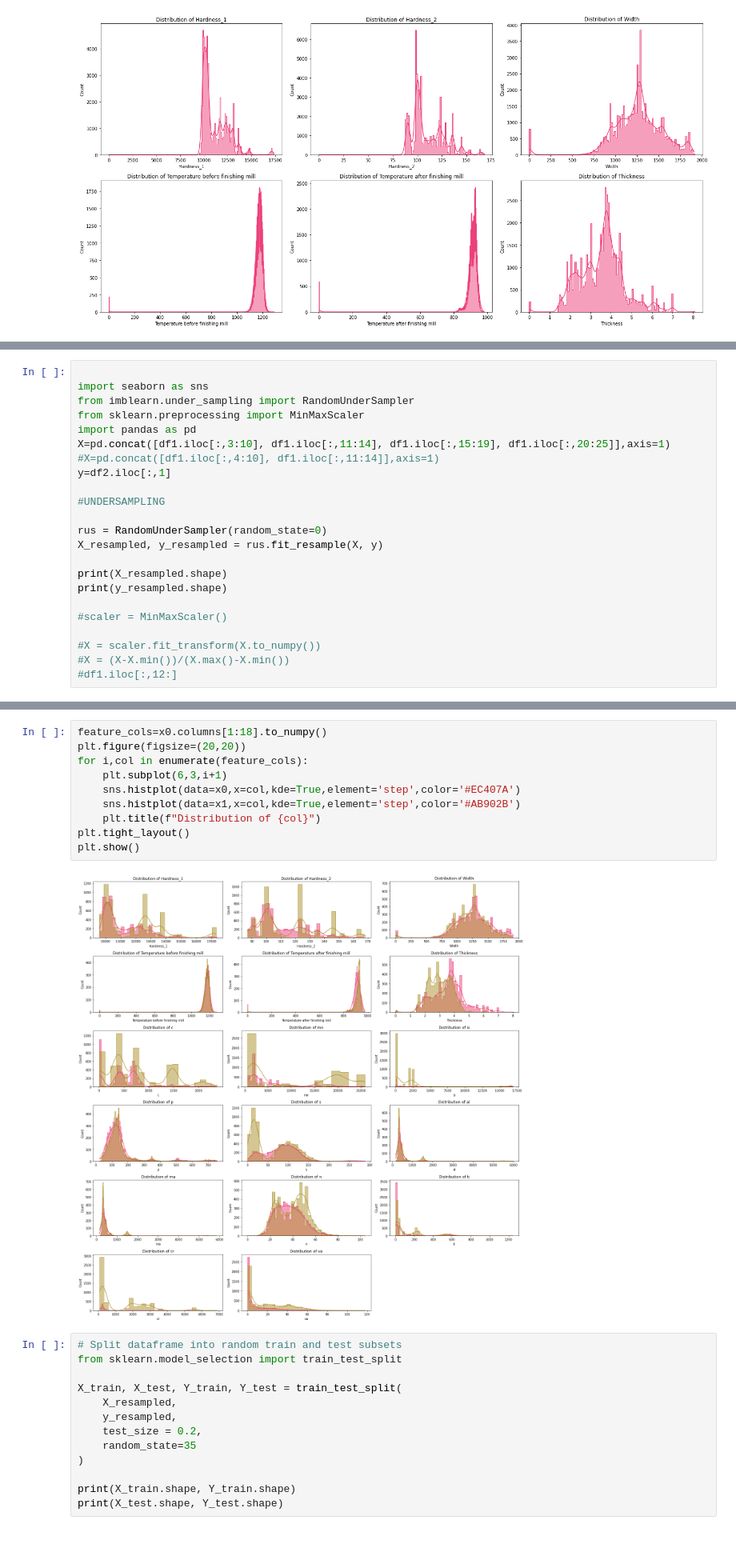
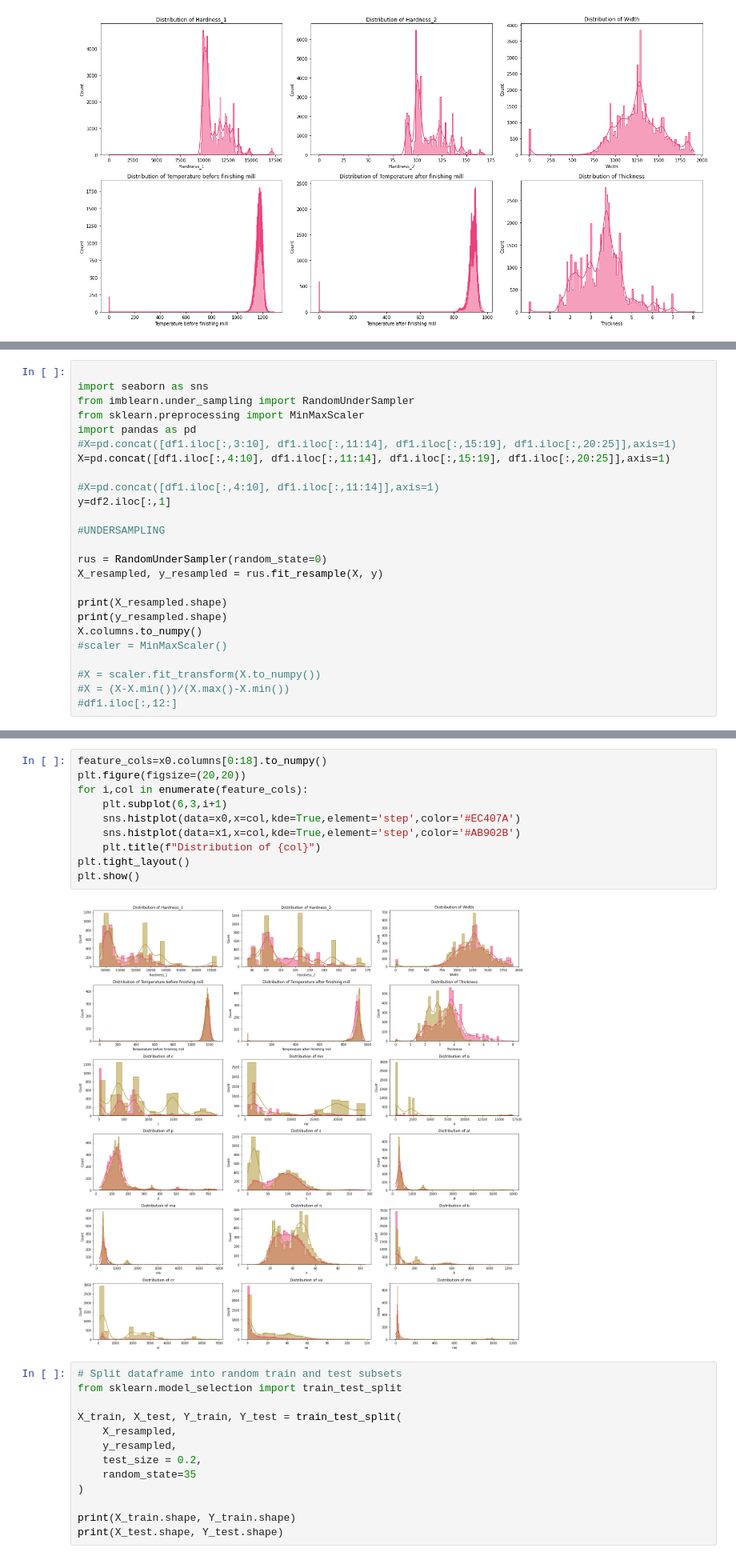
Before and after one commit to HavvaEb/ArcelorMittal_project, a Jupyter notebook: classification.ipynb, the cells around one changed output, grey strips where cells are left out. Shown at 80% size. Drawn from its saved outputs; the diff is of its cells as text.

```diff
--- a/classification.ipynb
+++ b/classification.ipynb
@@ -106,7 +87,9 @@ import seaborn as sns
 from imblearn.under_sampling import RandomUnderSampler
 from sklearn.preprocessing import MinMaxScaler
 import pandas as pd
-X=pd.concat([df1.iloc[:,3:10], df1.iloc[:,11:14], df1.iloc[:,15:19], df1.iloc[:,20:25]],axis=1)
+#X=pd.concat([df1.iloc[:,3:10], df1.iloc[:,11:14], df1.iloc[:,15:19], df1.iloc[:,20:25]],axis=1)
+X=pd.concat([df1.iloc[:,4:10], df1.iloc[:,11:14], df1.iloc[:,15:19], df1.iloc[:,20:25]],axis=1)
+
 #X=pd.concat([df1.iloc[:,4:10], df1.iloc[:,11:14]],axis=1)
 y=df2.iloc[:,1]
 
@@ -117,7 +100,7 @@ X_resampled, y_resampled = rus.fit_resample(X, y)
 
 print(X_resampled.shape)
 print(y_resampled.shape)
-
+X.columns.to_numpy()
 #scaler = MinMaxScaler()
 
 #X = scaler.fit_transform(X.to_numpy())
@@ -136,15 +125,15 @@ x1.shape
 # %%
-feature_cols=x0.columns[1:18].to_numpy()
+feature_cols=x0.columns[0:18].to_numpy()
 plt.figure(figsize=(20,20))
 for i,col in enumerate(feature_cols):
     plt.subplot(6,3,i+1)
     sns.histplot(data=x0,x=col,kde=True,element='step',color='#EC407A')
     sns.histplot(data=x1,x=col,kde=True,element='step',color='#AB902B')
     plt.title(f"Distribution of {col}")
 plt.tight_layout()
 plt.show()
 # %% [output]
-[figure, old version]
+[figure, new version]
 # %%
 # Split dataframe into random train and test subsets
 from sklearn.model_selection import train_test_split
```
Also changed, not shown: parts of 13 cells of this notebook, 1 other file.
